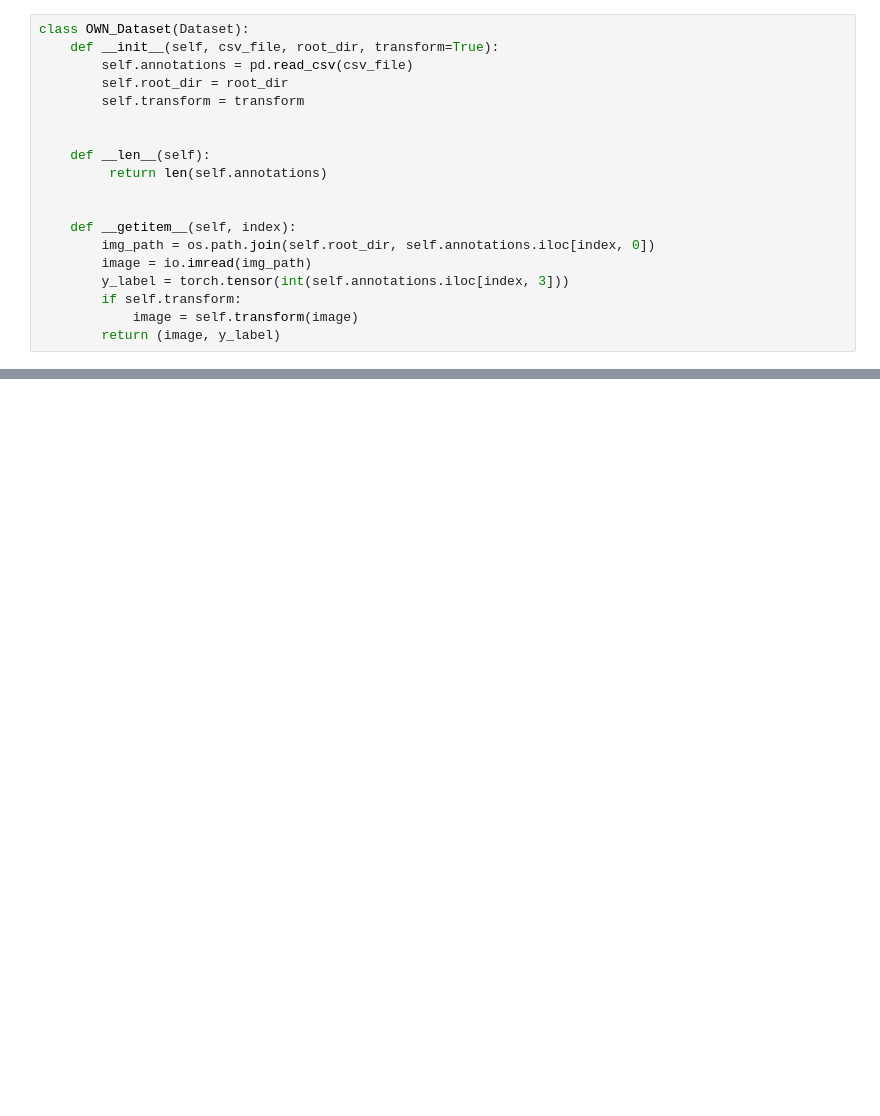
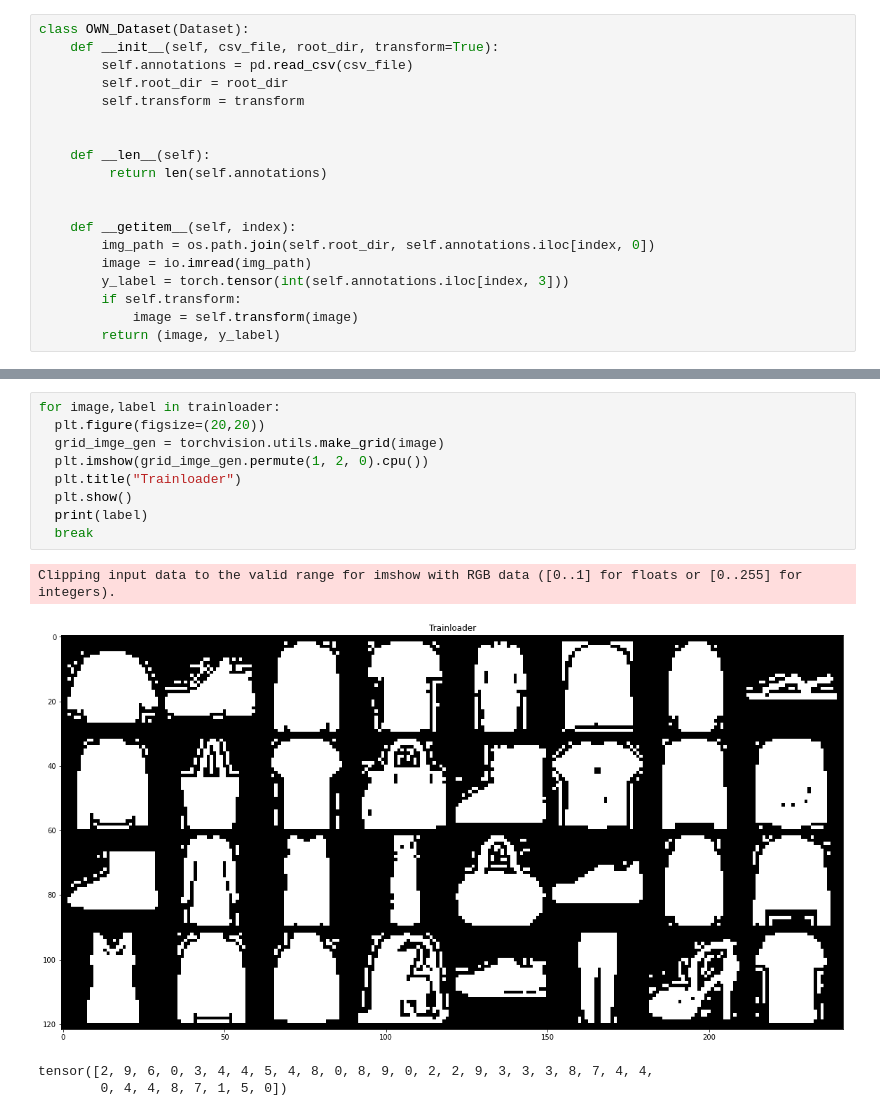
Before and after one commit to Rafat97/bengali-handwritten-digits-0-to-9-classification, a Jupyter notebook: CSE_4238_Soft_Computing_Lab_Assignment_2_All_in_One.ipynb, the cells around one changed output, grey strips where cells are left out. Cells and saved outputs as stored; diff of their text form; blank space fills up the shorter version.

```diff
--- a/CSE_4238_Soft_Computing_Lab_Assignment_2_All_in_One.ipynb
+++ b/CSE_4238_Soft_Computing_Lab_Assignment_2_All_in_One.ipynb
@@ -1202,0 +1256,14 @@ df
+# %%
+for image,label in trainloader:
+  plt.figure(figsize=(20,20))
+  grid_imge_gen = torchvision.utils.make_grid(image)
+  plt.imshow(grid_imge_gen.permute(1, 2, 0).cpu())
+  plt.title("Trainloader")
+  plt.show()
+  print(label)
+  break
+# %% [output]
+Clipping input data to the valid range for imshow with RGB data ([0..1] for floats or [0..255] for integers).
+[figure, added]
+tensor([2, 9, 6, 0, 3, 4, 4, 5, 4, 8, 0, 8, 9, 0, 2, 2, 9, 3, 3, 3, 8, 7, 4, 4,
+        0, 4, 4, 8, 7, 1, 5, 0])
```
Also changed, not shown: parts of 5 cells of this notebook.
